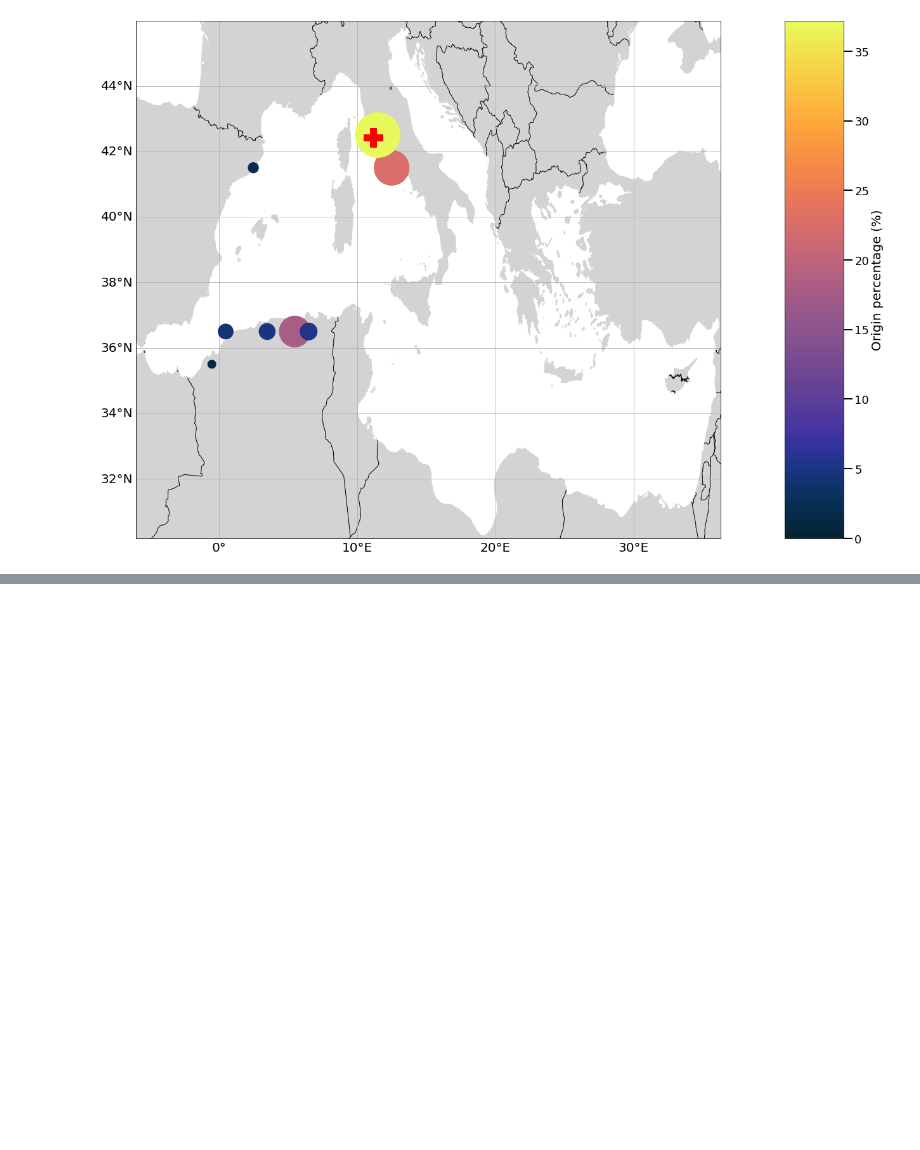
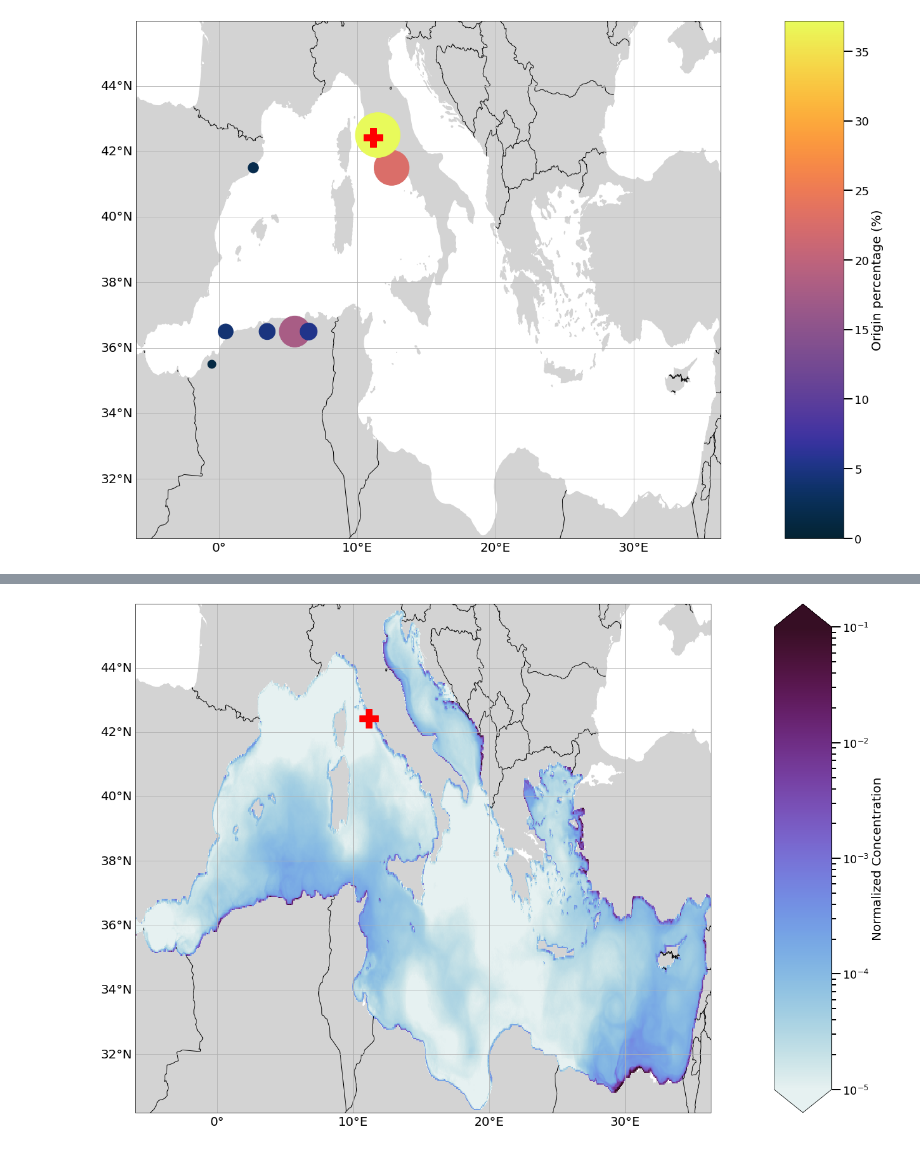
Before and after one commit to VictorOnink/Sea-Clearly-Blue-Cloud-Hackathon, a Jupyter notebook: Deliverable3_ExampleCase.ipynb, the cells around one changed output, grey strips where cells are left out. Saved outputs shown, nothing was run; the diff lists cells and outputs as text; code cells hidden in the pictures; blank space fills up the shorter version.

```diff
--- a/Deliverable3_ExampleCase.ipynb
+++ b/Deliverable3_ExampleCase.ipynb
@@ -642,0 +798,73 @@ BayesianOrigins(*site_lon_lat).plot_origins()
+# %%
+class MicroPlasticConcentrations:
+    def __init__(self):
+        self.site_lon = 11.17
+        self.site_lat = 42.43
+        # Getting the sites data from the bayes_dict
+        self.data_direc = CreateFieldset().data_direc
+        self.bayes_dict = load_obj(filename=self.data_direc + 'Averaged_Bayesian.pkl')
+        self.LON = self.bayes_dict['LON']
+        self.LAT = self.bayes_dict['LAT']
+        # Accumulating thi%%shall into one concentration array
+        self.concentration = self.compute_concentration()
+        # Setting some figure parameters
+        self.figure_size = (20, 15)                                 # Size of the figures
+        self.ax_label_size = 20                                     # Size of axis labels
+        self.ax_ticklabel_size = 18                                 # Size of tick labels on axes
+        self.spatial_domain = -6.0, 36.291668, 30.1875, 45.979168   # min_lon, max_lon, min_lat, max_lat
+        self.width_ratios = [1, 0.1]                                # ratios of the columns of axes
+        self.resolution = '10m'                                     # cartopy feature resolution
+        self.cmap = cmo.dense                                       # origin colormap
+
+
+    def compute_concentration(self):
+        concentration_array = np.zeros(shape=(self.LON.size, self.LAT.size))
+        for sites in self.bayes_dict.keys():
+            if type(sites) is tuple:
+                for cluster_id in self.bayes_dict[sites].keys():
+                    if cluster_id != 'total':
+                        lon_ind, lat_ind = sites
+                        concentration_array[lat_ind, lon_ind] += self.bayes_dict[sites][cluster_id]
+        # Normalize the concentration array by the highest concentration
+        concentration_array /= np.nanmax(concentration_array)
+        return concentration_array
+
+    def plot(self):
+        # Creating the figure
+        fig = plt.figure(figsize=self.figure_size)
+        gs = fig.add_gridspec(nrows=1, ncols=2, width_ratios=self.width_ratios)
+
+        # Creating the Mediterranean map
+        ax = fig.add_subplot(gs[0, 0], projection=ccrs.PlateCarree())
+        lon_min, lon_max, lat_min, lat_max = self.spatial_domain
+        ax.set_extent([lon_min, lon_max, lat_min, lat_max], crs=ccrs.PlateCarree())
+        ax.add_feature(cpf.BORDERS.with_scale(self.resolution), edgecolor='black')
+        ax.add_feature(cpf.LAND.with_scale(self.resolution), facecolor='lightgray')
+
+        grid = ax.gridlines(crs=ccrs.PlateCarree(), draw_labels=True, linestyle='-')
+        grid.top_labels = False
+        grid.right_labels = False
+        grid.xlabel_style = {'size': self.ax_label_size, 'color': 'black', 'weight': 'normal'}
+        grid.ylabel_style = {'size': self.ax_label_size, 'color': 'black', 'weight': 'normal'}
+
+        # Adding a legend
+        norm = colors.LogNorm(vmin=1e-5, vmax=1e-1)
+        cmap = plt.cm.ScalarMappable(cmap=self.cmap, norm=norm)
+        cax = fig.add_subplot(gs[:, -1])
+        cbar = plt.colorbar(cmap, cax=cax, orientation='vertical', extend='both')
+        cbar.set_label("Normalized Concentration", fontsize=self.ax_label_size)
+        cbar.ax.tick_params(which='major', labelsize=self.ax_ticklabel_size, length=14, width=2)
+        cbar.ax.tick_params(which='minor', labelsize=self.ax_ticklabel_size, length=7, width=2)
+
+        Lat, Lon = np.meshgrid(self.LAT, self.LON)
+        ax.pcolormesh(Lon, Lat, self.concentration, cmap=self.cmap, norm=norm)
+
+        # Plotting the site location
+        ax.plot(self.site_lon, self.site_lat, 'P', color='red', markersize=30, zorder=100)
+
+        # Setting the axis
+        ax.set_aspect('auto', adjustable=None)
+
+MicroPlasticConcentrations().plot()
+# %% [output]
+[figure, added]
```
Also changed, not shown: parts of 29 cells of this notebook.
